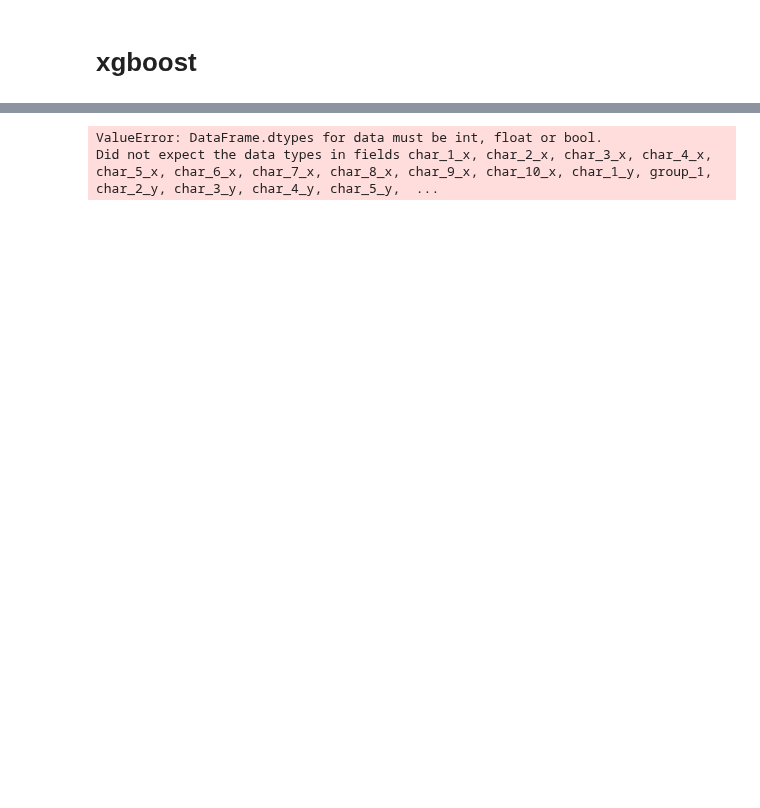
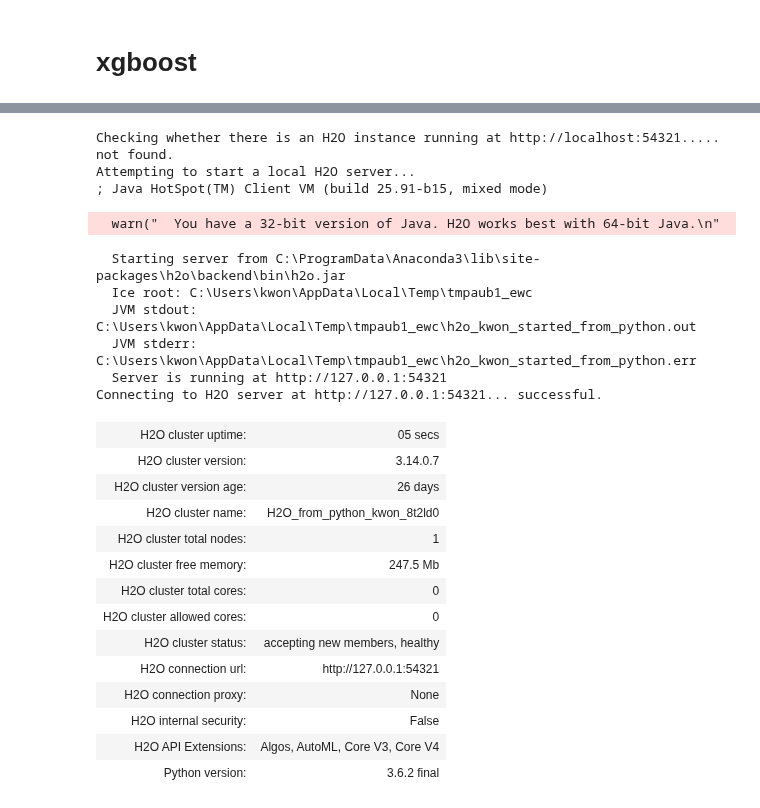
Before and after one commit to sooooner/dss_team_project_ML, a Jupyter notebook: red_hat/sooner.ipynb, the cells around one changed output, grey strips where cells are left out. Drawn from its saved outputs; the diff is of its cells as text; code cells hidden in the pictures; blank space fills up the shorter version.

```diff
--- a/red_hat/sooner.ipynb
+++ b/red_hat/sooner.ipynb
@@ -696,8 +551,5 @@ cross_val_score(xgb2, df_merge[b], df_merge.outcome, scoring="roc_auc", cv=10).m
 # %%
-xgb = xgboost.XGBClassifier(n_estimators=30, max_depth=5).fit(df_merge2[a2], df_merge2.outcome)
+xgb = xgboost.XGBClassifier(n_estimators=30, max_depth=10).fit(df_merge2[a2], df_merge2.outcome)
-# %% [output]
-ValueError: DataFrame.dtypes for data must be int, float or bool.
-Did not expect the data types in fields char_1_x, char_2_x, char_3_x, char_4_x, char_5_x, char_6_x, char_7_x, char_8_x, char_9_x, char_10_x, char_1_y, group_1, char_2_y, char_3_y, char_4_y, char_5_y,  ...
 # %%
 cross_val_score(xgb, df_merge2[a2], df_merge2.outcome, scoring="roc_auc", cv=10).mean()
 # %%
@@ -708,0 +563,27 @@ cross_val_score(xgb, df_merge2[a2], df_merge2.outcome, scoring="roc_auc", cv=10)
+# %%
+h2o.init()
+# %% [output]
+Checking whether there is an H2O instance running at http://localhost:54321..... not found.
+Attempting to start a local H2O server...
+; Java HotSpot(TM) Client VM (build 25.91-b15, mixed mode)
+  warn("  You have a 32-bit version of Java. H2O works best with 64-bit Java.\n"
+  Starting server from C:\ProgramData\Anaconda3\lib\site-packages\h2o\backend\bin\h2o.jar
+  Ice root: C:\Users\kwon\AppData\Local\Temp\tmpaub1_ewc
+  JVM stdout: C:\Users\kwon\AppData\Local\Temp\tmpaub1_ewc\h2o_kwon_started_from_python.out
+  JVM stderr: C:\Users\kwon\AppData\Local\Temp\tmpaub1_ewc\h2o_kwon_started_from_python.err
+  Server is running at http://127.0.0.1:54321
+Connecting to H2O server at http://127.0.0.1:54321... successful.
+| H2O cluster uptime: | 05 secs |
+| H2O cluster version: | 3.14.0.7 |
+| H2O cluster version age: | 26 days |
+| H2O cluster name: | H2O_from_python_kwon_8t2ld0 |
+| H2O cluster total nodes: | 1 |
+| H2O cluster free memory: | 247.5 Mb |
+| H2O cluster total cores: | 0 |
+| H2O cluster allowed cores: | 0 |
+| H2O cluster status: | accepting new members, healthy |
+| H2O connection url: | http://127.0.0.1:54321 |
+| H2O connection proxy: | None |
+| H2O internal security: | False |
+| H2O API Extensions: | Algos, AutoML, Core V3, Core V4 |
+| Python version: | 3.6.2 final |
```
Also changed, not shown: parts of 55 cells of this notebook.
